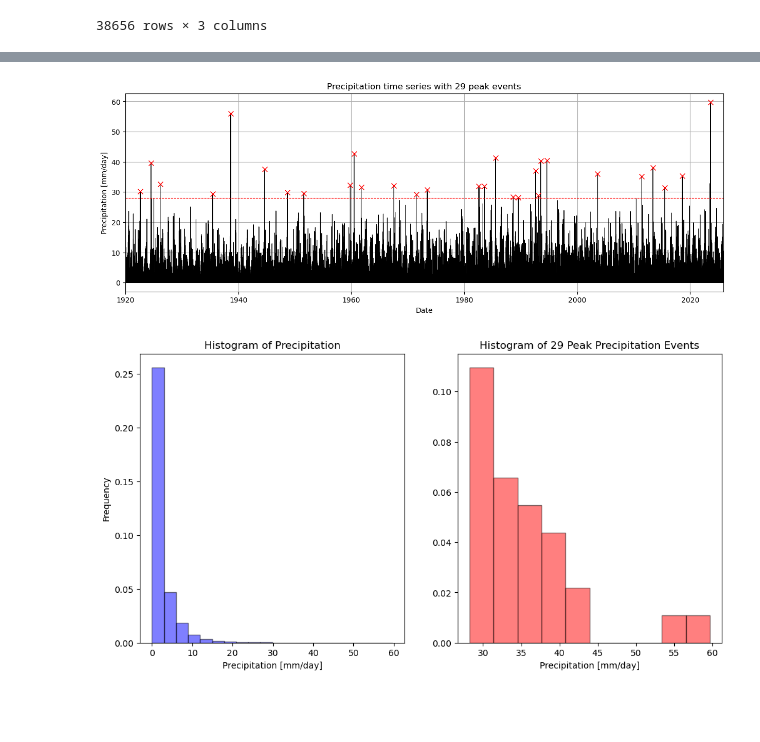
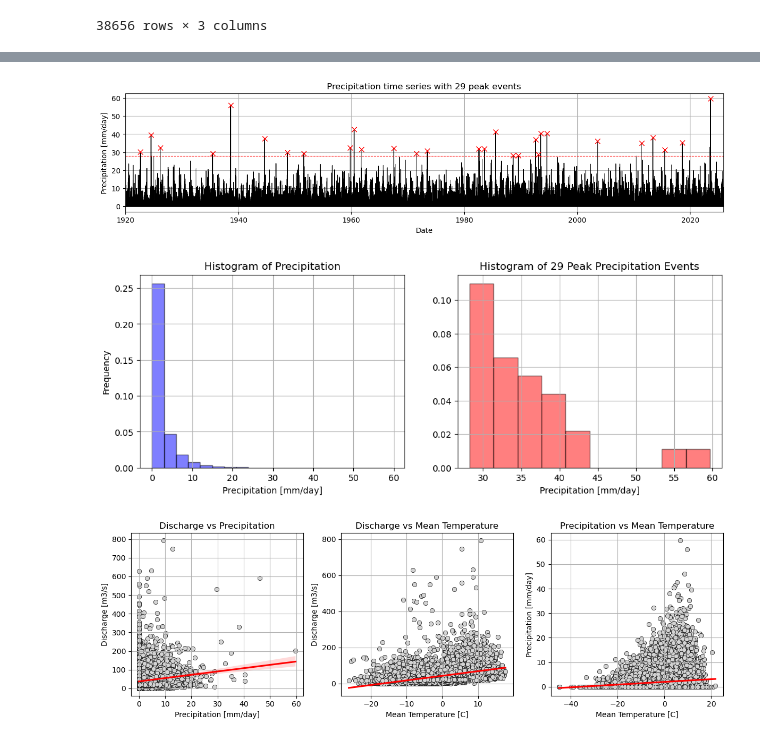
Before and after one commit to maxblw/CEGM2005_glommaproject, a Jupyter notebook: Data_analysis/Data_analysis.ipynb, the cells around one changed output, grey strips where cells are left out. Drawn from its saved outputs; the diff is of its cells as text; code cells hidden in the pictures; blank space fills up the shorter version.

```diff
--- a/Data_analysis/Data_analysis.ipynb
+++ b/Data_analysis/Data_analysis.ipynb
@@ -43,10 +45,10 @@ display(df)
 # %%
 ### plot parameters ###
 w_hist = 12 # width histogram
-h_hist = 6  # height histogram
+h_hist = 4  # height histogram
 
 w_time = 15 # width time series
-h_time = 5  # height time series
+h_time = 3  # height time series
 
 lw = 0.8 # line width
 lc = 'black' # line color
@@ -132,32 +135,61 @@ thresh = 28
 data = df.drop(columns=["Tmean [C]", "Q(m3/s)"])
 peaks, _ = find_peaks(data["precip [mm/day]"].values, height=thresh, distance=100)
 exces = data.iloc[peaks]["precip [mm/day]"].values
 dpeak = data.index[peaks]
 
 # timeseries with peaks
 fig, ax = plt.subplots(figsize=(w_time, h_time))
 ax.plot(data.index, data.values, color=lc, linewidth=lw)
 ax.plot(dpeak, exces, marker=mt, color=mc, markersize=ms, linestyle='None')
 ax.set_title(f"Precipitation time series with {len(peaks)} peak events")
 ax.set_xlabel("Date")
 ax.set_ylabel("Precipitation [mm/day]")
 ax.grid()
 ax.set_xlim([data.index.min(), data.index.max()])
 
 ax.hlines(thresh, data.index.min(), data.index.max(), color='red', linestyle='--', label=f'Peak Threshold ({thresh} mm/day)', lw=lw)
 plt.savefig("..\\Figures\\precipitation_analysis_timeseries.png", dpi=300)
 
 # histogram of peaks
 fig, axes = plt.subplots(1, 2, figsize=(w_hist, h_hist))
 axes[0].hist(data["precip [mm/day]"], bins=20, color='blue', edgecolor='black', alpha=alpha, density=True)
 axes[0].set_title("Histogram of Precipitation")
 axes[0].set_xlabel("Precipitation [mm/day]")
 axes[0].set_ylabel("Frequency")
+axes[0].grid()
 
 axes[1].set_title(f"Histogram of {len(peaks)} Peak Precipitation Events")
 axes[1].set_xlabel("Precipitation [mm/day]")
 axes[1].hist(exces, bins=10, color='red', edgecolor='black', alpha=alpha, density=True)
+axes[1].grid()
 plt.savefig("..\\Figures\\precipitation_analysis_hist.png", dpi=300)
 # %% [output]
-[figure, old version]
+[figure, new version]
-[figure, old version]
+[figure, new version]
+# %%
+### correlation ###
+fig, axes = plt.subplots(1,3, figsize=(w_hist, h_hist), layout='tight')
+sns.scatterplot(data=df, x="precip [mm/day]", y="Q(m3/s)", ax=axes[0], color='lightgrey', edgecolor='black')
+sns.regplot(data=df, x="precip [mm/day]", y="Q(m3/s)", scatter=False, color='red', ax=axes[0], label= 'regression line')
+axes[0].set_title("Discharge vs Precipitation")
+axes[0].set_xlabel("Precipitation [mm/day]")
+axes[0].set_ylabel("Discharge [m3/s]")
+axes[0].grid()
+
+sns.scatterplot(data=df, x="Tmean [C]", y="Q(m3/s)", ax=axes[1], color='lightgrey', edgecolor='black')
+sns.regplot(data=df, x="Tmean [C]", y="Q(m3/s)", scatter=False, color='red', ax=axes[1], label= 'regression line')
+axes[1].set_title("Discharge vs Mean Temperature")
+axes[1].set_xlabel("Mean Temperature [C]")
+axes[1].set_ylabel("Discharge [m3/s]")
+axes[1].grid()
+
+sns.scatterplot(data=df, x="Tmean [C]", y="precip [mm/day]", ax=axes[2], color='lightgrey', edgecolor='black')
+sns.regplot(data=df, x="Tmean [C]", y="precip [mm/day]", scatter=False, color='red', ax=axes[2], label= 'regression line')
+axes[2].set_title("Precipitation vs Mean Temperature")
+axes[2].set_xlabel("Mean Temperature [C]")
+axes[2].set_ylabel("Precipitation [mm/day]")
+axes[2].grid()
+
+plt.savefig("..\\Figures\\correlation_analysis.png", dpi=300)
+# %% [output]
+[figure, added]
```
Also changed, not shown: parts of 4 cells of this notebook, 10 other files.
